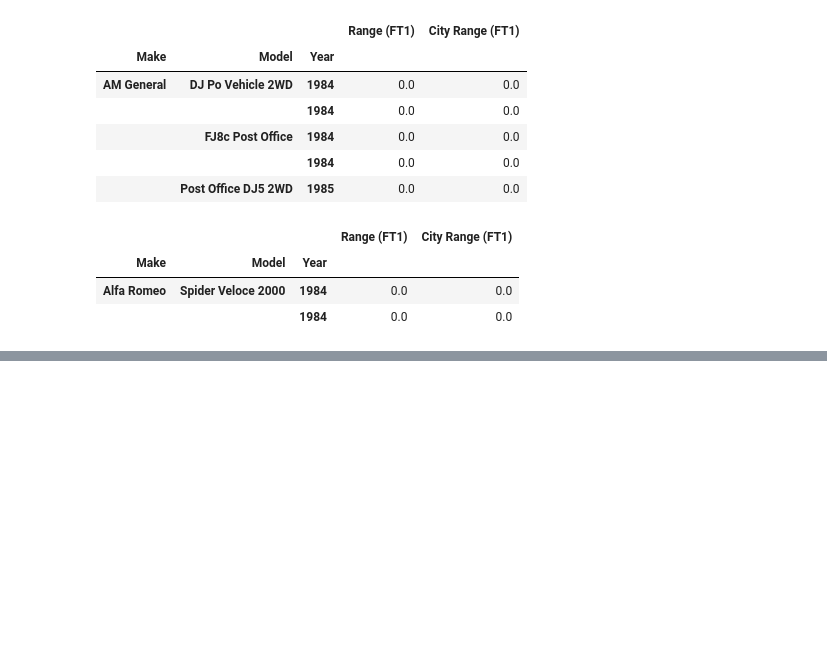
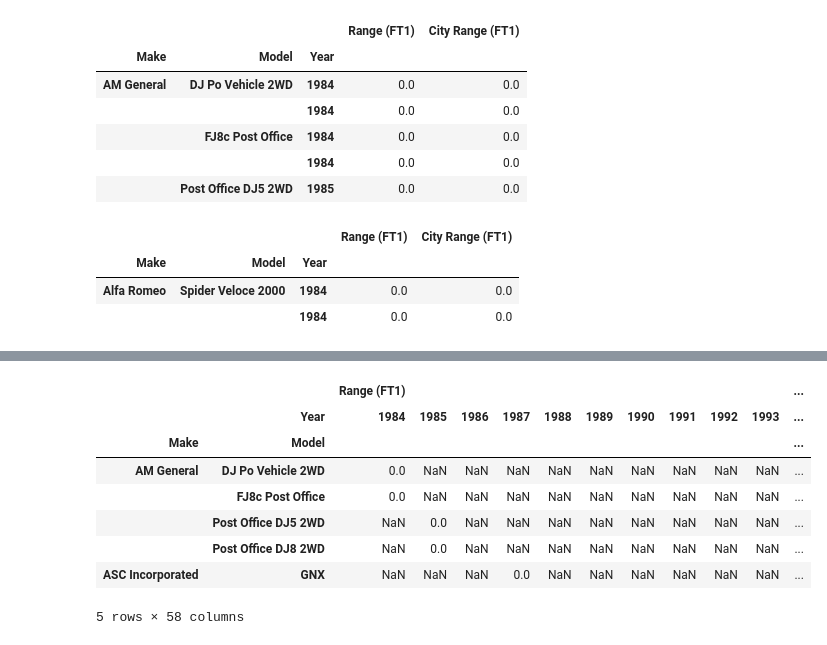
Before and after one commit to Byienio/Pandas_pg, a Jupyter notebook: MultiIndexAndPivotTables.ipynb, the cells around one changed output, grey strips where cells are left out. Drawn from its saved outputs; the diff is of its cells as text; code cells hidden in the pictures; blank space fills up the shorter version.

Commit message:
stack and unstack

```diff
--- a/MultiIndexAndPivotTables.ipynb
+++ b/MultiIndexAndPivotTables.ipynb
@@ -334,0 +337,3 @@ fuel.loc[('Alfa Romeo','Spider Veloce 2000',1984)]
+# %%
+fuel = pd.read_csv('data/data/fuel.csv',usecols=['Year','Make','Model','Range (FT1)','City Range (FT1)'])
+fuel.head()
@@ -334,0 +347,5 @@ fuel.loc[('Alfa Romeo','Spider Veloce 2000',1984)]
+# %%
+fuel.drop_duplicates(subset=['Year','Make','Model'],inplace=True)
+fuel.dropna(inplace=True)
+fuel.set_index(['Year','Make','Model'],inplace=True)
+fuel.head()
@@ -334,0 +392,12 @@ fuel.loc[('Alfa Romeo','Spider Veloce 2000',1984)]
+# %%
+fuel.unstack(level='Year').head()
+# %% [output]
+|  |  | Range (FT1) |  |  |  |  |  |  |  |  |  | ... |
+|  | Year | 1984 | 1985 | 1986 | 1987 | 1988 | 1989 | 1990 | 1991 | 1992 | 1993 | ... |
+| Make | Model |  |  |  |  |  |  |  |  |  |  | ... |
+| AM General | DJ Po Vehicle 2WD | 0.0 | NaN | NaN | NaN | NaN | NaN | NaN | NaN | NaN | NaN | ... |
+|  | FJ8c Post Office | 0.0 | NaN | NaN | NaN | NaN | NaN | NaN | NaN | NaN | NaN | ... |
+|  | Post Office DJ5 2WD | NaN | 0.0 | NaN | NaN | NaN | NaN | NaN | NaN | NaN | NaN | ... |
+|  | Post Office DJ8 2WD | NaN | 0.0 | NaN | NaN | NaN | NaN | NaN | NaN | NaN | NaN | ... |
+| ASC Incorporated | GNX | NaN | NaN | NaN | 0.0 | NaN | NaN | NaN | NaN | NaN | NaN | ... |
+5 rows × 58 columns
```
Also changed, not shown: parts of 10 cells of this notebook.
